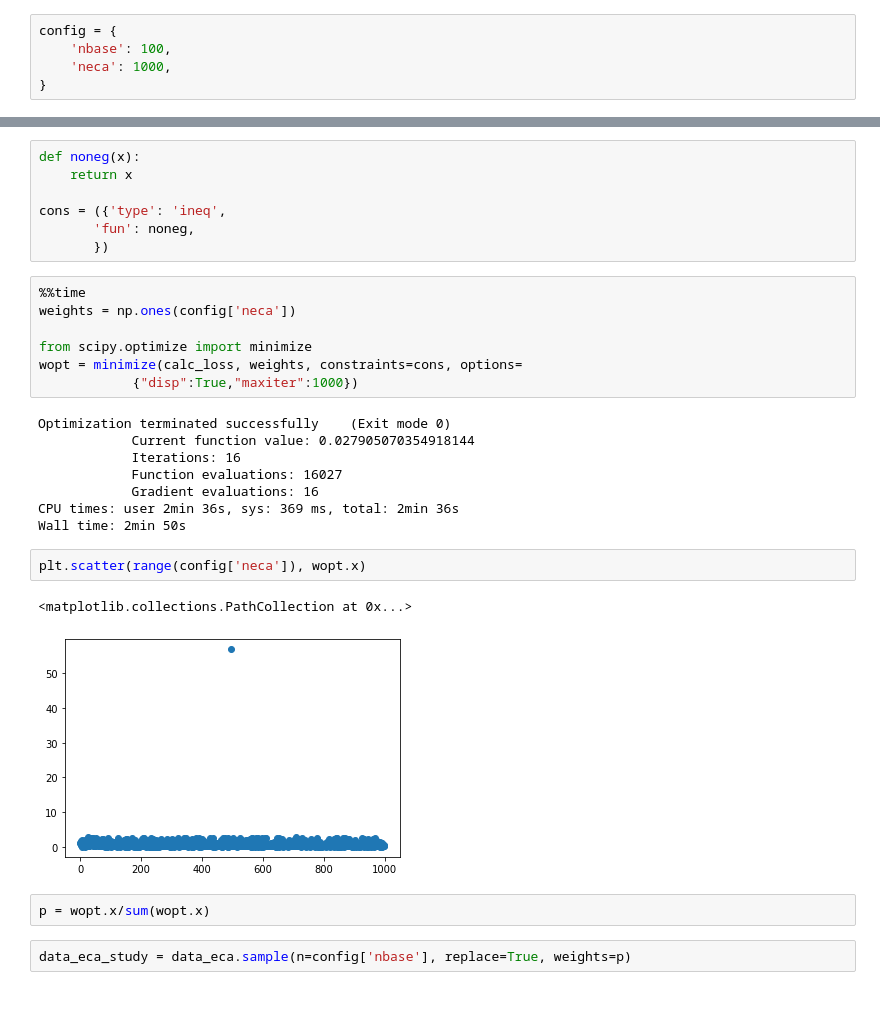
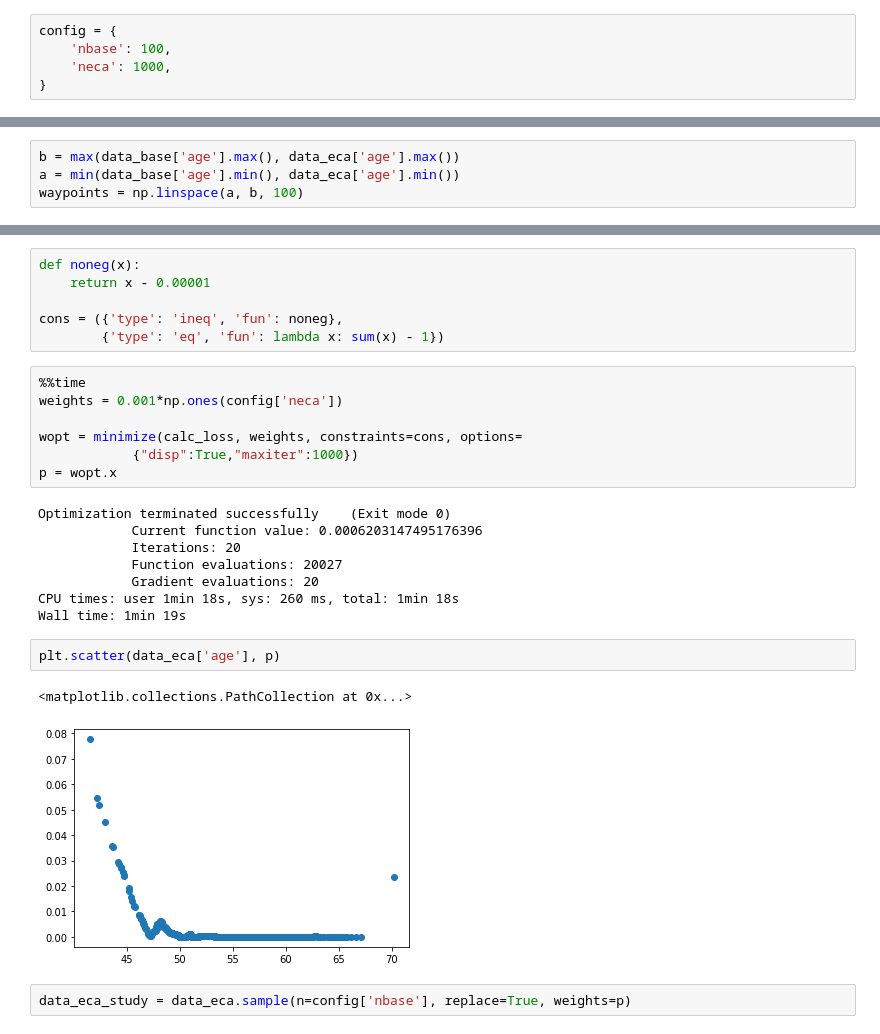
Before and after one commit to csrinesh/balance_cohort, a Jupyter notebook: cohortbalancer.ipynb, the cells around one changed output, grey strips where cells are left out. Cells and saved outputs as stored; diff of their text form; blank space fills up the shorter version.

```diff
--- a/cohortbalancer.ipynb
+++ b/cohortbalancer.ipynb
@@ -113,2 +61,6 @@ max_lab3, min_lab3 = data_base['lab3'].max(), data_base['age'].min()
+# %%
+b = max(data_base['age'].max(), data_eca['age'].max())
+a = min(data_base['age'].min(), data_eca['age'].min())
+waypoints = np.linspace(a, b, 100)
 # %%
 def calc_loss(w):
@@ -146,32 +71,29 @@ def calc_loss(w):
     return sum(loss)
 # %%
 def noneg(x):
-    return x
+    return x - 0.00001
 
-cons = ({'type': 'ineq',
-       'fun': noneg,
-       })
+cons = ({'type': 'ineq', 'fun': noneg},
+        {'type': 'eq', 'fun': lambda x: sum(x) - 1})
 # %%
 %%time
-weights = np.ones(config['neca'])
+weights = 0.001*np.ones(config['neca'])
 
-from scipy.optimize import minimize
 wopt = minimize(calc_loss, weights, constraints=cons, options=
             {"disp":True,"maxiter":1000})
+p = wopt.x
 # %% [output]
 Optimization terminated successfully    (Exit mode 0)
-            Current function value: 0.027905070354918144
-            Iterations: 16
-            Function evaluations: 16027
-            Gradient evaluations: 16
-CPU times: user 2min 36s, sys: 369 ms, total: 2min 36s
-Wall time: 2min 50s
+            Current function value: 0.0006203147495176396
+            Iterations: 20
+            Function evaluations: 20027
+            Gradient evaluations: 20
+CPU times: user 1min 18s, sys: 260 ms, total: 1min 18s
+Wall time: 1min 19s
-# %%
-plt.scatter(range(config['neca']), wopt.x)
-# %% [output]
-<matplotlib.collections.PathCollection at 0x...>
-[figure, removed]
-# %%
-p = wopt.x/sum(wopt.x)
+# %%
+plt.scatter(data_eca['age'], p)
+# %% [output]
+<matplotlib.collections.PathCollection at 0x...>
+[figure, added]
 # %%
 data_eca_study = data_eca.sample(n=config['nbase'], replace=True, weights=p)
```
Also changed, not shown: parts of 19 cells of this notebook.
